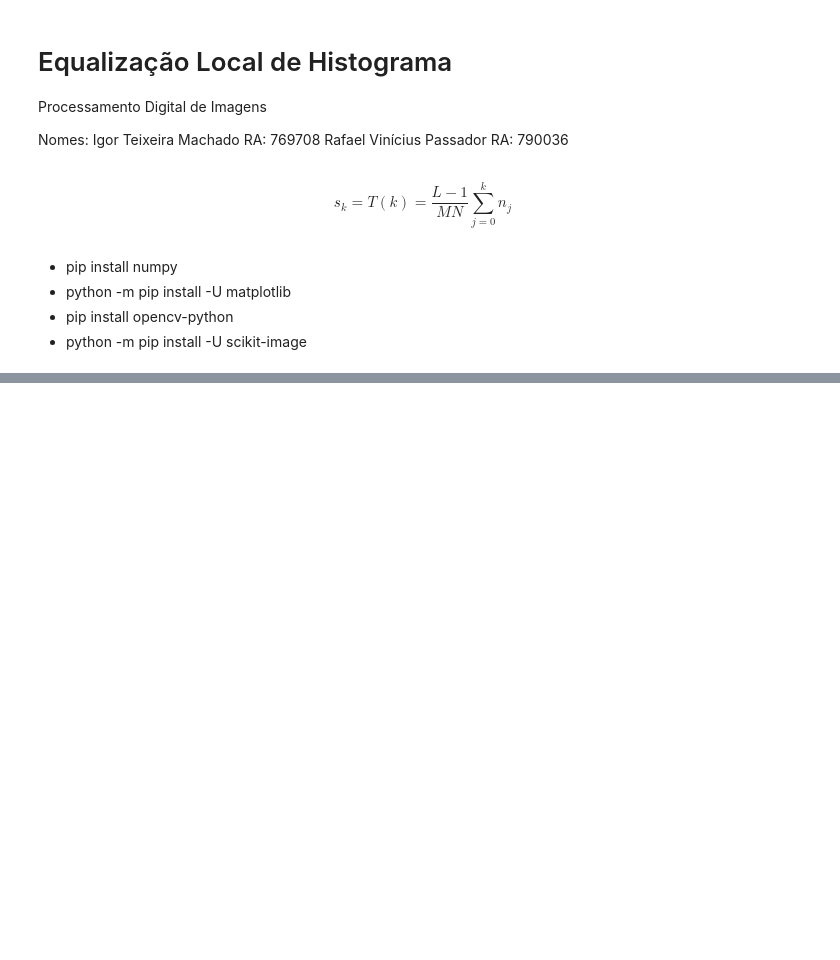
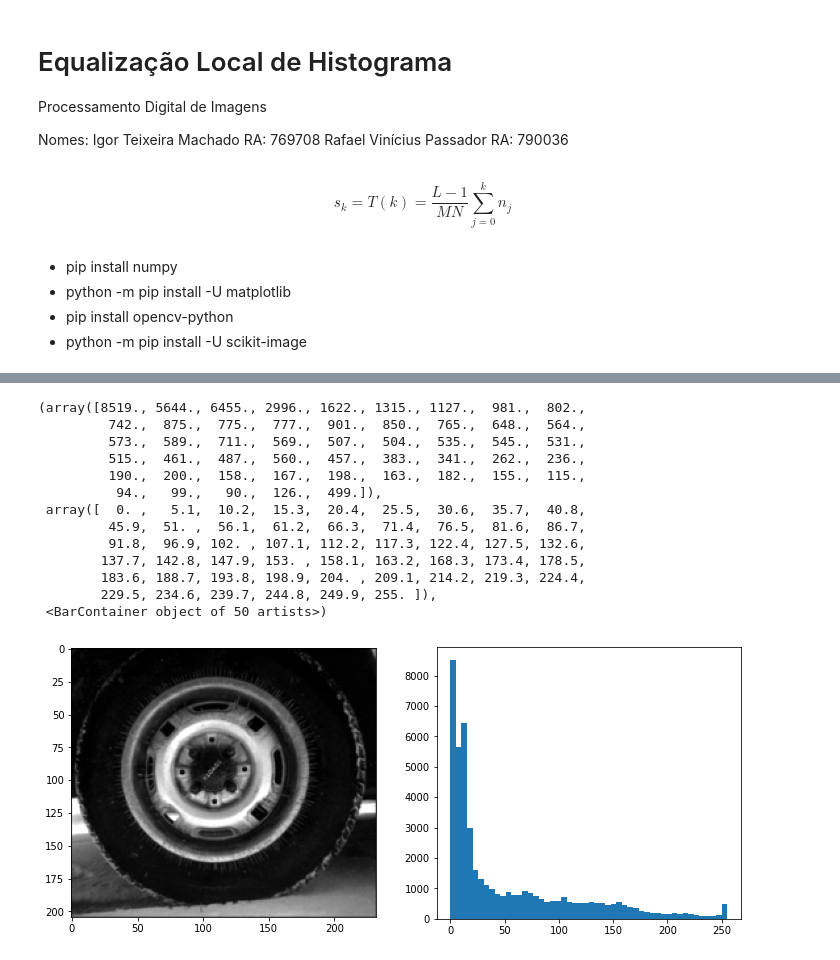
Before and after one commit to Sfrev/PDI-Trabalho1, a Jupyter notebook: trabalho1.ipynb, the cells around one changed output, grey strips where cells are left out. Saved outputs shown, nothing was run; the diff lists cells and outputs as text; code cells hidden in the pictures; blank space fills up the shorter version.

```diff
--- a/trabalho1.ipynb
+++ b/trabalho1.ipynb
@@ -107,2 +122,25 @@ plt.imshow(galaxy, 'gray')
+# %%
+tire = cv2.imread('tire.tif', 0)
+
+plt.figure(figsize=[12, 5])
+plt.subplot(1, 2, 1)
+plt.imshow(tire, 'gray')
+plt.subplot(1, 2, 2)
+plt.hist(tire.flatten(), 50)
+# %% [output]
+(array([8519., 5644., 6455., 2996., 1622., 1315., 1127.,  981.,  802.,
+         742.,  875.,  775.,  777.,  901.,  850.,  765.,  648.,  564.,
+         573.,  589.,  711.,  569.,  507.,  504.,  535.,  545.,  531.,
+         515.,  461.,  487.,  560.,  457.,  383.,  341.,  262.,  236.,
+         190.,  200.,  158.,  167.,  198.,  163.,  182.,  155.,  115.,
+          94.,   99.,   90.,  126.,  499.]),
+ array([  0. ,   5.1,  10.2,  15.3,  20.4,  25.5,  30.6,  35.7,  40.8,
+         45.9,  51. ,  56.1,  61.2,  66.3,  71.4,  76.5,  81.6,  86.7,
+         91.8,  96.9, 102. , 107.1, 112.2, 117.3, 122.4, 127.5, 132.6,
+        137.7, 142.8, 147.9, 153. , 158.1, 163.2, 168.3, 173.4, 178.5,
+        183.6, 188.7, 193.8, 198.9, 204. , 209.1, 214.2, 219.3, 224.4,
+        229.5, 234.6, 239.7, 244.8, 249.9, 255. ]),
+ <BarContainer object of 50 artists>)
+[figure, added]
 # %%
 leaves = cv2.imread('leaves.tif', 0)
```
Also changed, not shown: parts of 22 cells of this notebook.
